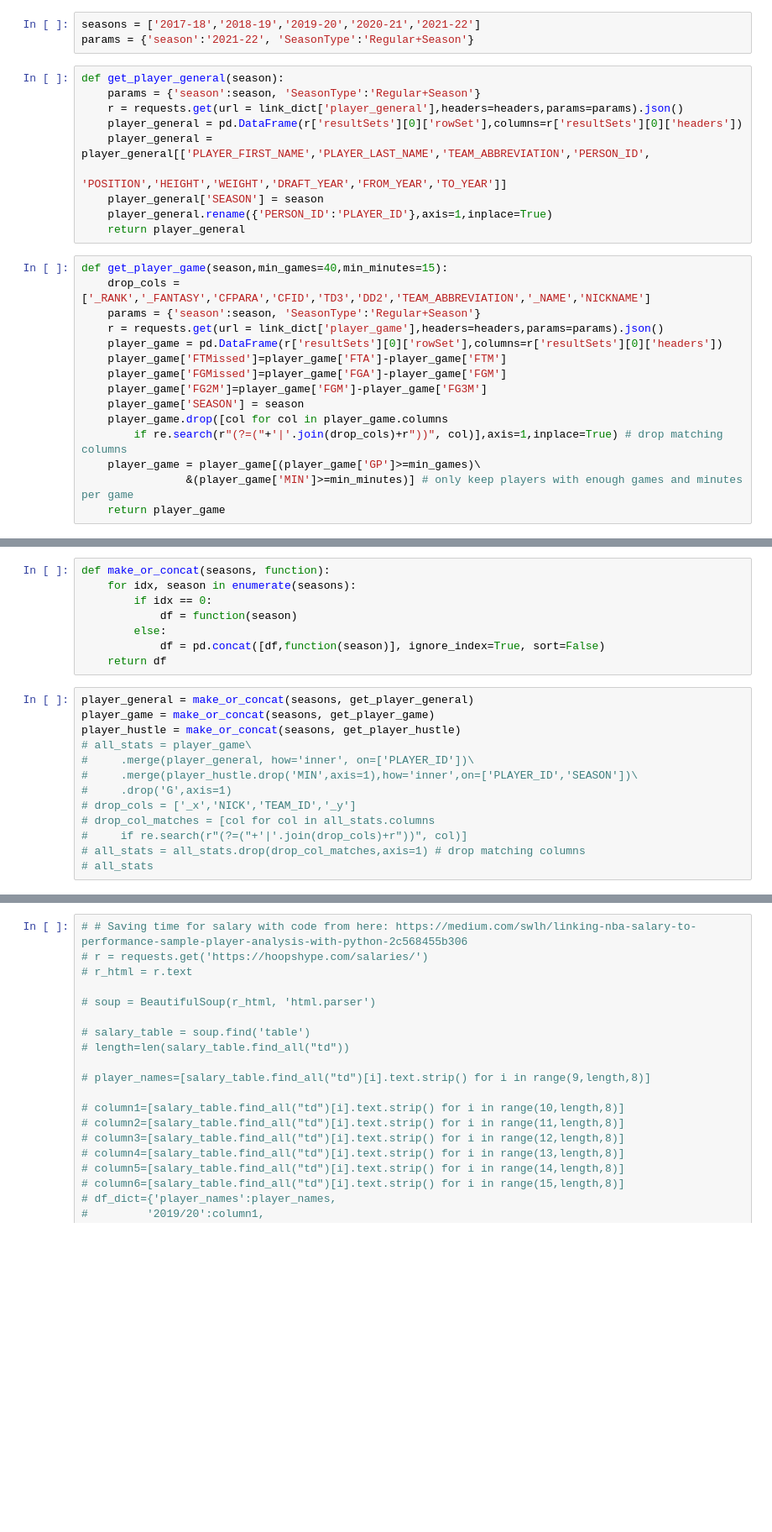
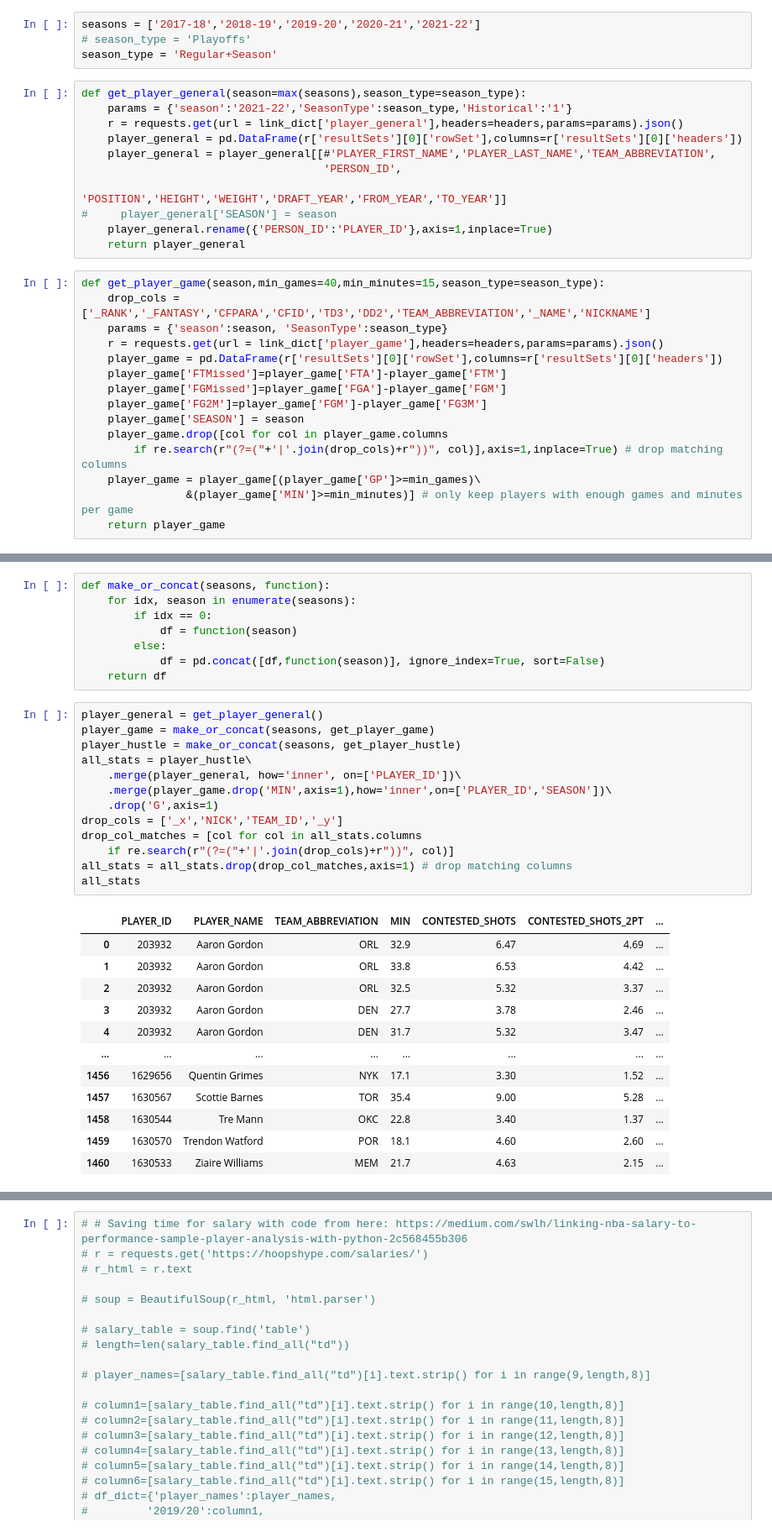
Before and after one commit to ImWesAdams/NBAPredictionsAndData, a Jupyter notebook: Analyzing and Regressing NBA Box Plus Minus.ipynb, the cells around one changed output, grey strips where cells are left out. Shown at 84% size. Cells and saved outputs as stored; diff of their text form; blank space fills up the shorter version.

```diff
--- a/Analyzing and Regressing NBA Box Plus Minus.ipynb
+++ b/Analyzing and Regressing NBA Box Plus Minus.ipynb
@@ -39,21 +39,23 @@ headers  = {
 }
 # %%
 seasons = ['2017-18','2018-19','2019-20','2020-21','2021-22']
-params = {'season':'2021-22', 'SeasonType':'Regular+Season'}
+# season_type = 'Playoffs'
+season_type = 'Regular+Season'
 # %%
-def get_player_general(season):
-    params = {'season':season, 'SeasonType':'Regular+Season'}
+def get_player_general(season=max(seasons),season_type=season_type):
+    params = {'season':'2021-22','SeasonType':season_type,'Historical':'1'}
     r = requests.get(url = link_dict['player_general'],headers=headers,params=params).json()
     player_general = pd.DataFrame(r['resultSets'][0]['rowSet'],columns=r['resultSets'][0]['headers'])
-    player_general = player_general[['PLAYER_FIRST_NAME','PLAYER_LAST_NAME','TEAM_ABBREVIATION','PERSON_ID',
+    player_general = player_general[[#'PLAYER_FIRST_NAME','PLAYER_LAST_NAME','TEAM_ABBREVIATION',
+                                     'PERSON_ID',
                                      'POSITION','HEIGHT','WEIGHT','DRAFT_YEAR','FROM_YEAR','TO_YEAR']]
-    player_general['SEASON'] = season
+#     player_general['SEASON'] = season
     player_general.rename({'PERSON_ID':'PLAYER_ID'},axis=1,inplace=True)
     return player_general
 # %%
-def get_player_game(season,min_games=40,min_minutes=15):
+def get_player_game(season,min_games=40,min_minutes=15,season_type=season_type):
     drop_cols = ['_RANK','_FANTASY','CFPARA','CFID','TD3','DD2','TEAM_ABBREVIATION','_NAME','NICKNAME']
-    params = {'season':season, 'SeasonType':'Regular+Season'}
+    params = {'season':season, 'SeasonType':season_type}
     r = requests.get(url = link_dict['player_game'],headers=headers,params=params).json()
     player_game = pd.DataFrame(r['resultSets'][0]['rowSet'],columns=r['resultSets'][0]['headers'])
     player_game['FTMissed']=player_game['FTA']-player_game['FTM']
@@ -81,15 +83,28 @@ def make_or_concat(seasons, function):
             df = pd.concat([df,function(season)], ignore_index=True, sort=False)
     return df
 # %%
-player_general = make_or_concat(seasons, get_player_general)
+player_general = get_player_general()
 player_game = make_or_concat(seasons, get_player_game)
 player_hustle = make_or_concat(seasons, get_player_hustle)
-# all_stats = player_game\
-#     .merge(player_general, how='inner', on=['PLAYER_ID'])\
-#     .merge(player_hustle.drop('MIN',axis=1),how='inner',on=['PLAYER_ID','SEASON'])\
-#     .drop('G',axis=1)
-# drop_cols = ['_x','NICK','TEAM_ID','_y']
-# drop_col_matches = [col for col in all_stats.columns
-#     if re.search(r"(?=("+'|'.join(drop_cols)+r"))", col)]
-# all_stats = all_stats.drop(drop_col_matches,axis=1) # drop matching columns
-# all_stats
+all_stats = player_hustle\
+    .merge(player_general, how='inner', on=['PLAYER_ID'])\
+    .merge(player_game.drop('MIN',axis=1),how='inner',on=['PLAYER_ID','SEASON'])\
+    .drop('G',axis=1)
+drop_cols = ['_x','NICK','TEAM_ID','_y']
+drop_col_matches = [col for col in all_stats.columns
+    if re.search(r"(?=("+'|'.join(drop_cols)+r"))", col)]
+all_stats = all_stats.drop(drop_col_matches,axis=1) # drop matching columns
+all_stats
+# %% [output]
+|  | PLAYER_ID | PLAYER_NAME | TEAM_ABBREVIATION | MIN | CONTESTED_SHOTS | CONTESTED_SHOTS_2PT | ... |
+| 0 | 203932 | Aaron Gordon | ORL | 32.9 | 6.47 | 4.69 | ... |
+| 1 | 203932 | Aaron Gordon | ORL | 33.8 | 6.53 | 4.42 | ... |
+| 2 | 203932 | Aaron Gordon | ORL | 32.5 | 5.32 | 3.37 | ... |
+| 3 | 203932 | Aaron Gordon | DEN | 27.7 | 3.78 | 2.46 | ... |
+| 4 | 203932 | Aaron Gordon | DEN | 31.7 | 5.32 | 3.47 | ... |
+| ... | ... | ... | ... | ... | ... | ... | ... |
+| 1456 | 1629656 | Quentin Grimes | NYK | 17.1 | 3.30 | 1.52 | ... |
+| 1457 | 1630567 | Scottie Barnes | TOR | 35.4 | 9.00 | 5.28 | ... |
+| 1458 | 1630544 | Tre Mann | OKC | 22.8 | 3.40 | 1.37 | ... |
+| 1459 | 1630570 | Trendon Watford | POR | 18.1 | 4.60 | 2.60 | ... |
+| 1460 | 1630533 | Ziaire Williams | MEM | 21.7 | 4.63 | 2.15 | ... |
```
Also changed, not shown: parts of 29 cells of this notebook.
